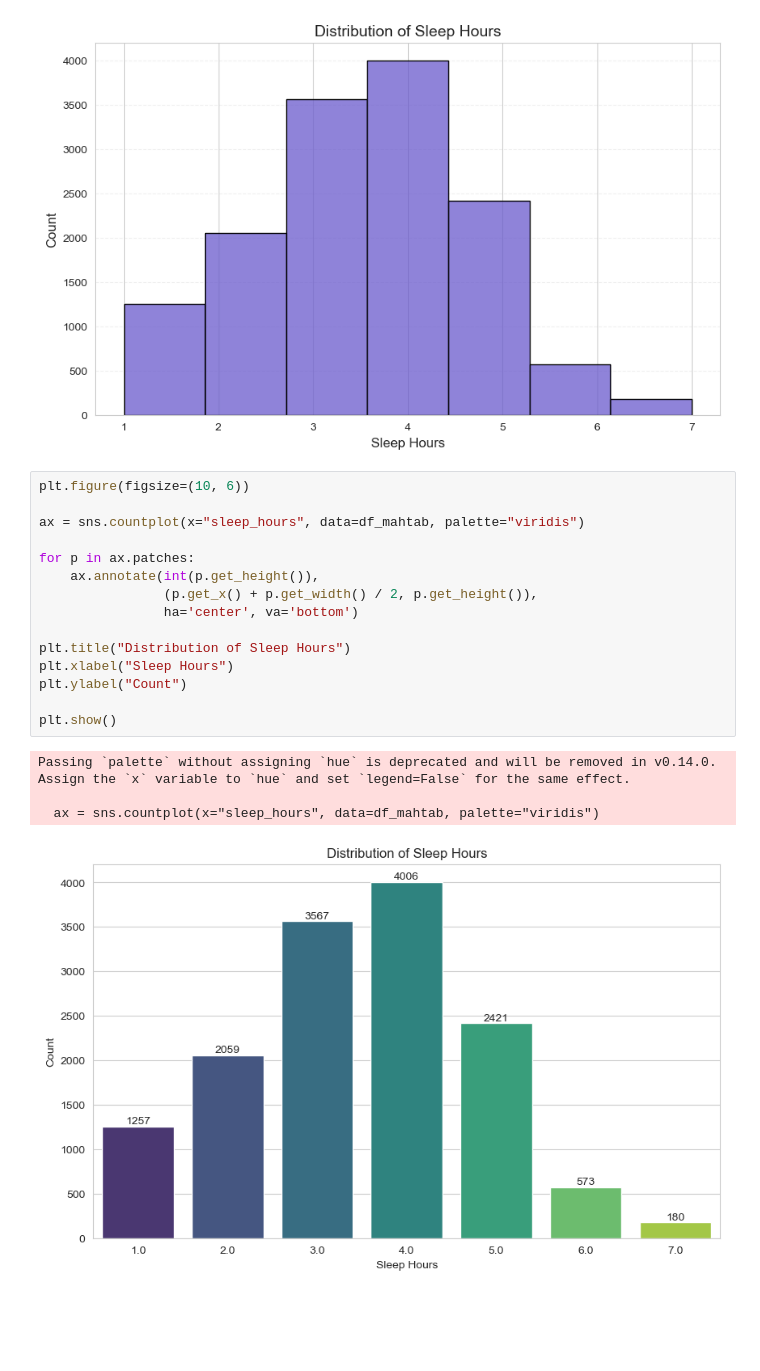
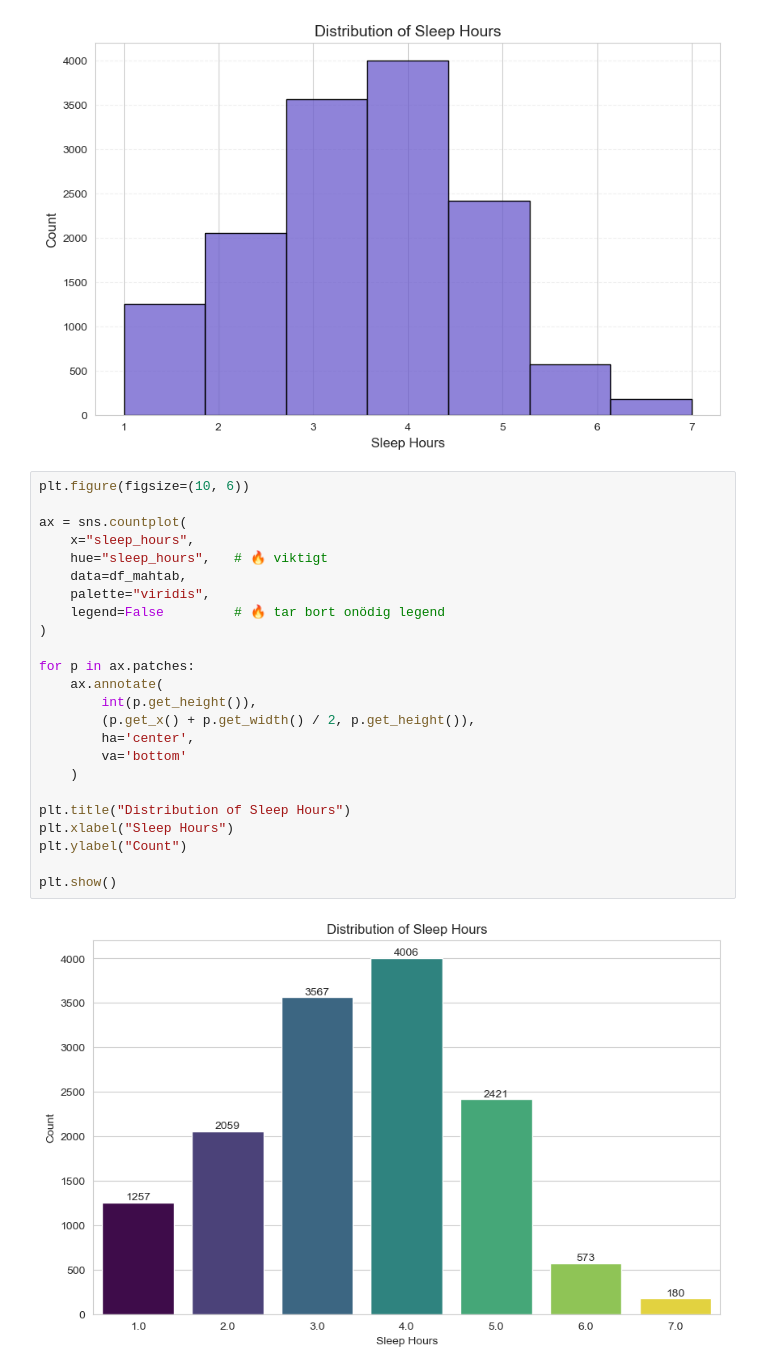
Before and after one commit to spirit-web/week2-cleaning-dataset-yrbs, a Jupyter notebook: notebooks/03_eda_mahtab.ipynb, the cells around one changed output. Cells and saved outputs as stored; diff of their text form; blank space fills up the shorter version.

Commit message:
enhance visualization

```diff
--- a/notebooks/03_eda_mahtab.ipynb
+++ b/notebooks/03_eda_mahtab.ipynb
@@ -169,20 +169,26 @@ plt.show()
 # %%
 plt.figure(figsize=(10, 6))
 
-ax = sns.countplot(x="sleep_hours", data=df_mahtab, palette="viridis")
+ax = sns.countplot(
+    x="sleep_hours",
+    hue="sleep_hours",   # 🔥 viktigt
+    data=df_mahtab,
+    palette="viridis",
+    legend=False         # 🔥 tar bort onödig legend
+)
 
 for p in ax.patches:
-    ax.annotate(int(p.get_height()),
-                (p.get_x() + p.get_width() / 2, p.get_height()),
-                ha='center', va='bottom')
+    ax.annotate(
+        int(p.get_height()),
+        (p.get_x() + p.get_width() / 2, p.get_height()),
+        ha='center',
+        va='bottom'
+    )
 
 plt.title("Distribution of Sleep Hours")
 plt.xlabel("Sleep Hours")
 plt.ylabel("Count")
 
 plt.show()
 # %% [output]
-Passing `palette` without assigning `hue` is deprecated and will be removed in v0.14.0. Assign the `x` variable to `hue` and set `legend=False` for the same effect.
-
-  ax = sns.countplot(x="sleep_hours", data=df_mahtab, palette="viridis")
-[figure, old version]
+[figure, new version]
```
